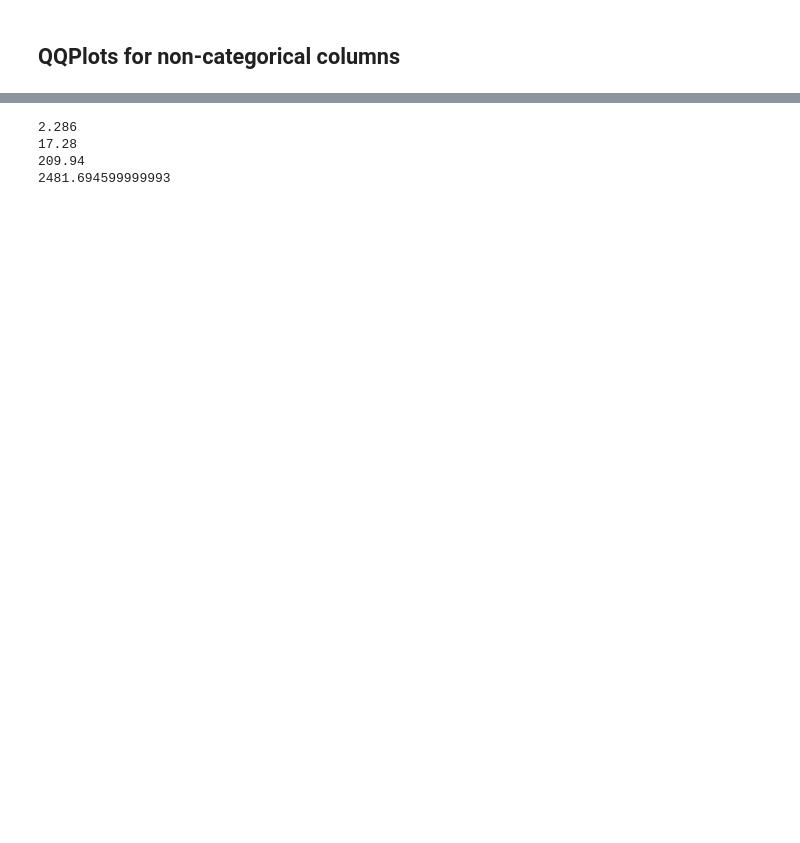
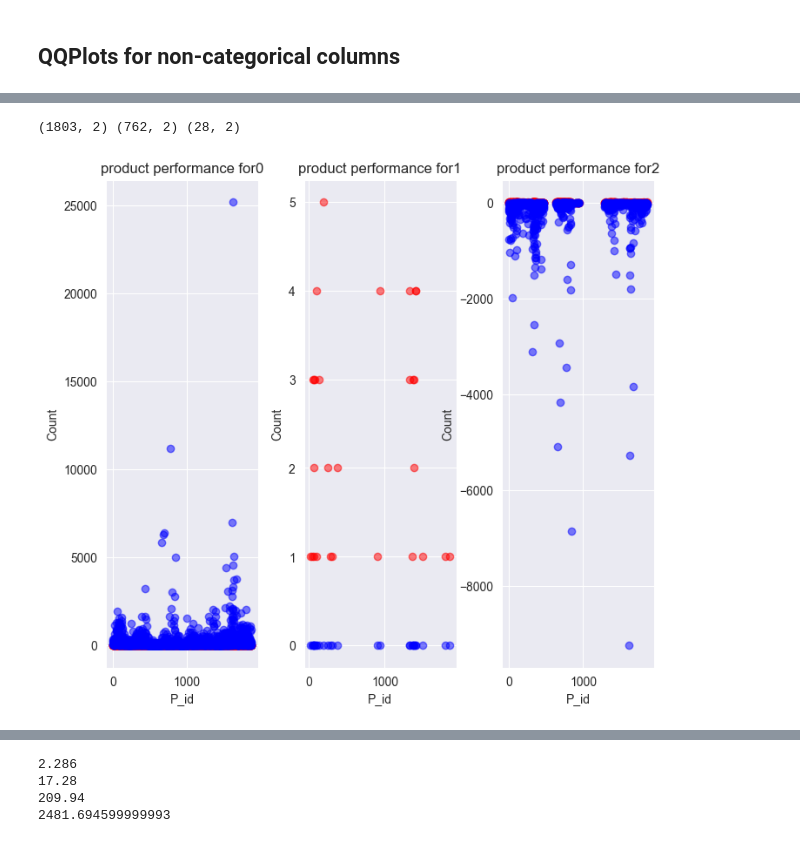
Before and after one commit to tungnd237/InventoryManagementAnalyst, a Jupyter notebook: sascha/clustering/0409_clustering.ipynb, the cells around one changed output, grey strips where cells are left out. Saved outputs shown, nothing was run; the diff lists cells and outputs as text; code cells hidden in the pictures; blank space fills up the shorter version.

```diff
--- a/sascha/clustering/0409_clustering.ipynb
+++ b/sascha/clustering/0409_clustering.ipynb
@@ -142,0 +138,4 @@ print(df_f['Sales'].max())
+# %%
+# DEFINE: reference to numeric columns in dataset
+ndf = df_f[numeric_columns]
+ndf.columns
@@ -142,0 +144,6 @@ print(df_f['Sales'].max())
+# %%
+# MIN & MAX: Sales, Quantity, Discount, Profit
+for i in numeric_columns:
+    print("{0}>> min: {1}, max: {2}\n".format(
+        i, ndf[i].min(), ndf[i].max()
+    ))
@@ -143 +158,37 @@ print(df_f['Sales'].max())
+# %%
+# DEFINE: products +profit -profit 0profit
+
+good_df = df_f[df_f['Profit']>0].groupby('P_id').agg({'Profit': ['count', 'sum']})
+zero_df = df_f[df_f['Profit']==0].groupby('P_id').agg({'Profit': ['count', 'sum']})
+bad_df = df_f[df_f['Profit']<0].groupby('P_id').agg({'Profit': ['count', 'sum']})
+
+good_df.columns = ['order_count', 'profit_sum']
+zero_df.columns = ['order_count', 'profit_sum']
+bad_df.columns = ['order_count', 'profit_sum']
+
+for i in [good_df, zero_df, bad_df]:
+    i = i.reset_index()
+    i = i.set_index('P_id')
+
+print(good_df.shape, bad_df.shape, zero_df.shape)
+# %% [output]
+(1803, 2) (762, 2) (28, 2)
+# %%
+# PLOT: count of orders & profit sum on each product
+df_list = [good_df, zero_df, bad_df]
+fig, axes = plt.subplots(1, 3, figsize=(7,7))
+for i in range(3):
+    axes[i].scatter(x=df_list[i].index, y=df_list[i]['order_count'], color='red', alpha=0.5)
+    axes[i].scatter(x=df_list[i].index, y=df_list[i]['profit_sum'], color='blue', alpha=0.5)
+    axes[i].set_xlabel('P_id')
+    axes[i].set_ylabel('Count')
+    axes[i].set_title('product performance for{}'.format(i))
+ax.set_xlabel('P_id')
+ax.set_ylabel('Count / Sum')
+ax.set_title('Scatter plot of profits count and sum for each P_id')
+fig.subplots_adjust(left=0.05, right=0.95, bottom=0.1, top=0.9, wspace=0.3)
+
+plt.show()
+# %% [output]
+[figure, added]
 # %%
```
Also changed, not shown: parts of 31 cells of this notebook.
